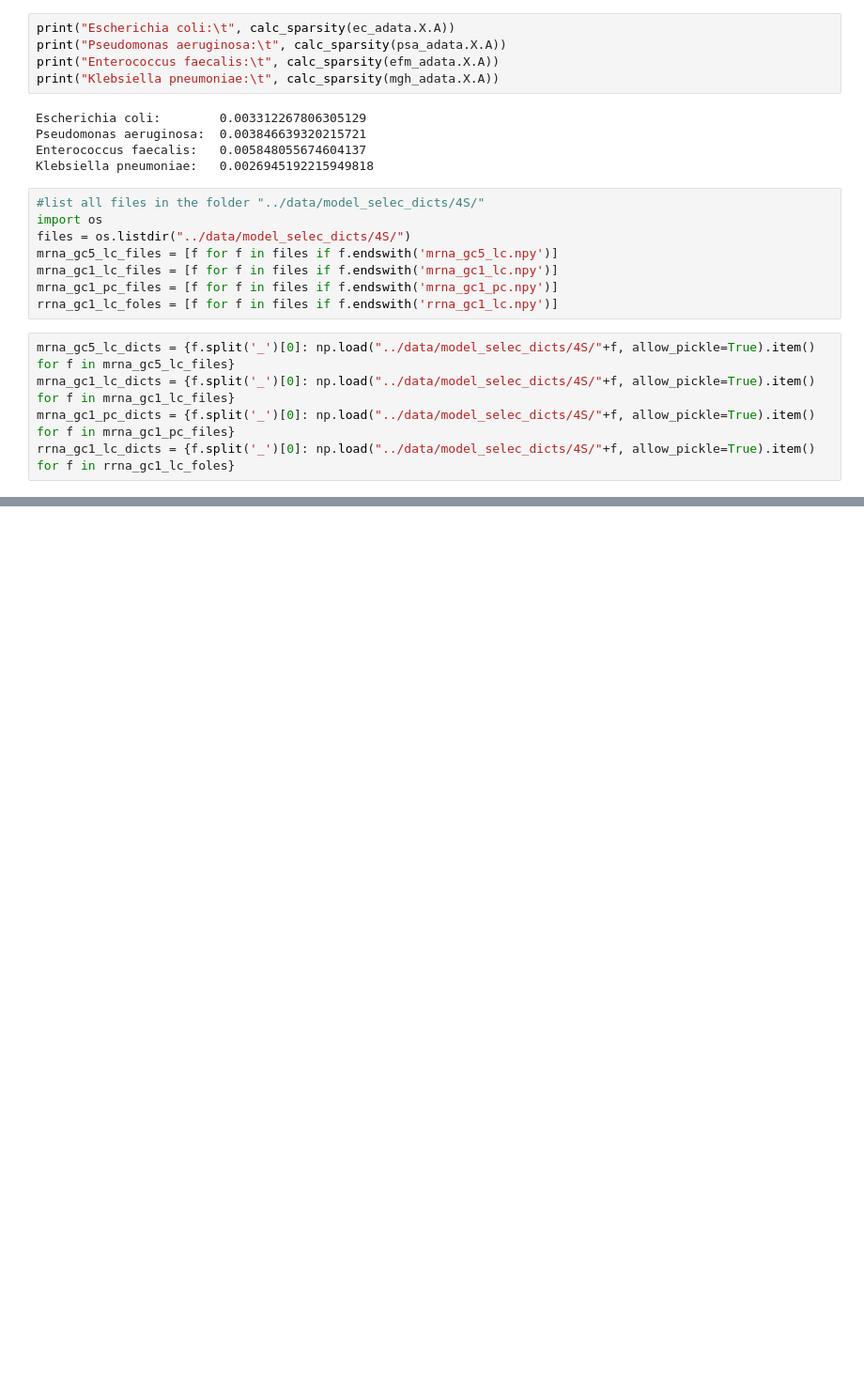
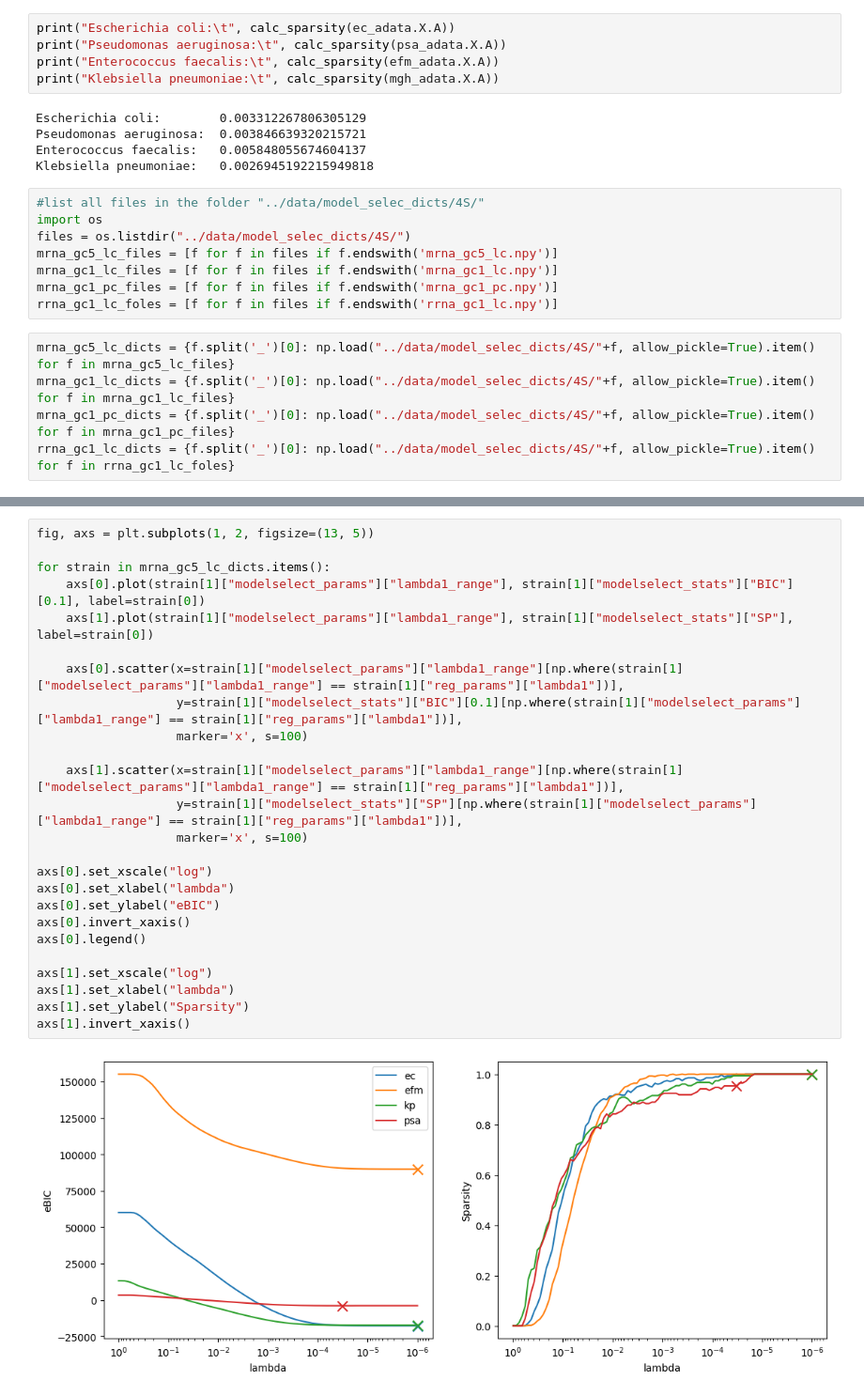
Before and after one commit to leuschjanphilipp/BacDrop-ggi, a Jupyter notebook: notebooks/figs_all_species.ipynb, the cells around one changed output, grey strips where cells are left out. Shown at 94% size. Cells and saved outputs as stored; diff of their text form; blank space fills up the shorter version.

```diff
--- a/notebooks/figs_all_species.ipynb
+++ b/notebooks/figs_all_species.ipynb
@@ -140,0 +149,27 @@ array([3.27454916e-05])
+# %%
+fig, axs = plt.subplots(1, 2, figsize=(13, 5))
+
+for strain in mrna_gc5_lc_dicts.items():
+    axs[0].plot(strain[1]["modelselect_params"]["lambda1_range"], strain[1]["modelselect_stats"]["BIC"][0.1], label=strain[0])
+    axs[1].plot(strain[1]["modelselect_params"]["lambda1_range"], strain[1]["modelselect_stats"]["SP"], label=strain[0])
+
+    axs[0].scatter(x=strain[1]["modelselect_params"]["lambda1_range"][np.where(strain[1]["modelselect_params"]["lambda1_range"] == strain[1]["reg_params"]["lambda1"])],
+                   y=strain[1]["modelselect_stats"]["BIC"][0.1][np.where(strain[1]["modelselect_params"]["lambda1_range"] == strain[1]["reg_params"]["lambda1"])],
+                   marker='x', s=100)
+
+    axs[1].scatter(x=strain[1]["modelselect_params"]["lambda1_range"][np.where(strain[1]["modelselect_params"]["lambda1_range"] == strain[1]["reg_params"]["lambda1"])],
+                   y=strain[1]["modelselect_stats"]["SP"][np.where(strain[1]["modelselect_params"]["lambda1_range"] == strain[1]["reg_params"]["lambda1"])],
+                   marker='x', s=100)
+
+axs[0].set_xscale("log")
+axs[0].set_xlabel("lambda")
+axs[0].set_ylabel("eBIC")
+axs[0].invert_xaxis()
+axs[0].legend()
+
+axs[1].set_xscale("log")
+axs[1].set_xlabel("lambda")
+axs[1].set_ylabel("Sparsity")
+axs[1].invert_xaxis()
+# %% [output]
+[figure, added]
```
Also changed, not shown: parts of 6 cells of this notebook.
